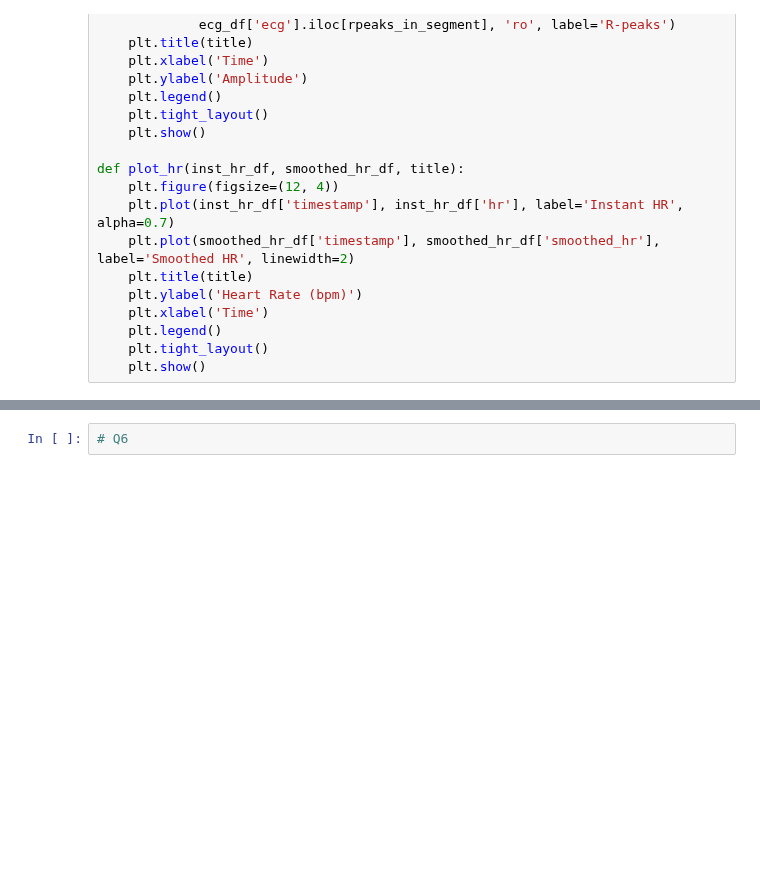
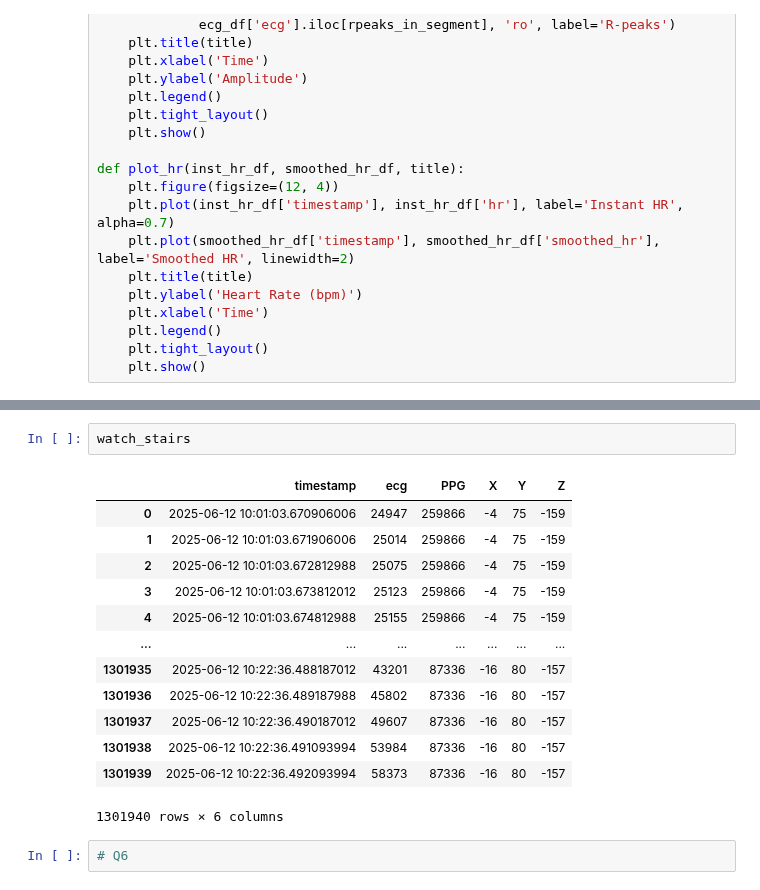
Before and after one commit to victor-42/medical_data_processing, a Jupyter notebook: assignment_3.ipynb, the cells around one changed output, grey strips where cells are left out. Cells and saved outputs as stored; diff of their text form; blank space fills up the shorter version.

```diff
--- a/assignment_3.ipynb
+++ b/assignment_3.ipynb
@@ -287,3 +442,19 @@ plot_hr(inst_hr_df, smoothed_hr_df, title="Heart Rate – Instant vs Smoothed (W
+# %%
+watch_stairs
+# %% [output]
+|  | timestamp | ecg | PPG | X | Y | Z |
+| 0 | 2025-06-12 10:01:03.670906006 | 24947 | 259866 | -4 | 75 | -159 |
+| 1 | 2025-06-12 10:01:03.671906006 | 25014 | 259866 | -4 | 75 | -159 |
+| 2 | 2025-06-12 10:01:03.672812988 | 25075 | 259866 | -4 | 75 | -159 |
+| 3 | 2025-06-12 10:01:03.673812012 | 25123 | 259866 | -4 | 75 | -159 |
+| 4 | 2025-06-12 10:01:03.674812988 | 25155 | 259866 | -4 | 75 | -159 |
+| ... | ... | ... | ... | ... | ... | ... |
+| 1301935 | 2025-06-12 10:22:36.488187012 | 43201 | 87336 | -16 | 80 | -157 |
+| 1301936 | 2025-06-12 10:22:36.489187988 | 45802 | 87336 | -16 | 80 | -157 |
+| 1301937 | 2025-06-12 10:22:36.490187012 | 49607 | 87336 | -16 | 80 | -157 |
+| 1301938 | 2025-06-12 10:22:36.491093994 | 53984 | 87336 | -16 | 80 | -157 |
+| 1301939 | 2025-06-12 10:22:36.492093994 | 58373 | 87336 | -16 | 80 | -157 |
+1301940 rows × 6 columns
 # %%
 # Q6
 # %%
```
Also changed, not shown: parts of 9 cells of this notebook.
